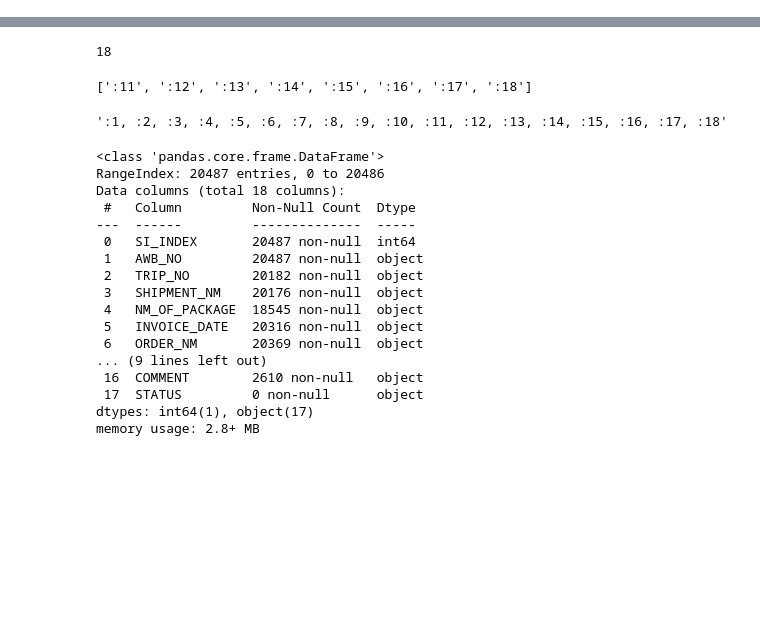
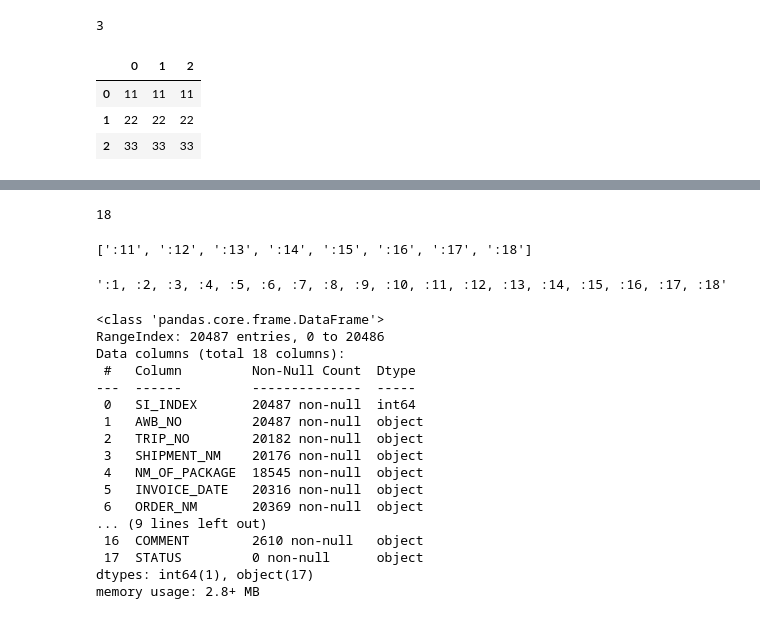
Before and after one commit to Themath93/warehouse-management-system, a Jupyter notebook: jp/python_oracle.ipynb, the cells around one changed output, grey strips where cells are left out. Saved outputs shown, nothing was run; the diff lists cells and outputs as text; code cells hidden in the pictures; blank space fills up the shorter version.

```diff
--- a/jp/python_oracle.ipynb
+++ b/jp/python_oracle.ipynb
@@ -33,3 +61,16 @@ cursor = connection.cursor()
+# %%
+df_ex = pd.DataFrame([[11,11,11],[22,22,22],[33,33,33]])
+# %%
+len(df_ex.columns)
+# %% [output]
+3
+# %%
+df_ex
+# %% [output]
+|  | 0 | 1 | 2 |
+| 0 | 11 | 11 | 11 |
+| 1 | 22 | 22 | 22 |
+| 2 | 33 | 33 | 33 |
 # %%
 def get_df_from_db(table_name='all_tables'):
     """
```
Also changed, not shown: parts of 10 cells of this notebook, 9 other files.
